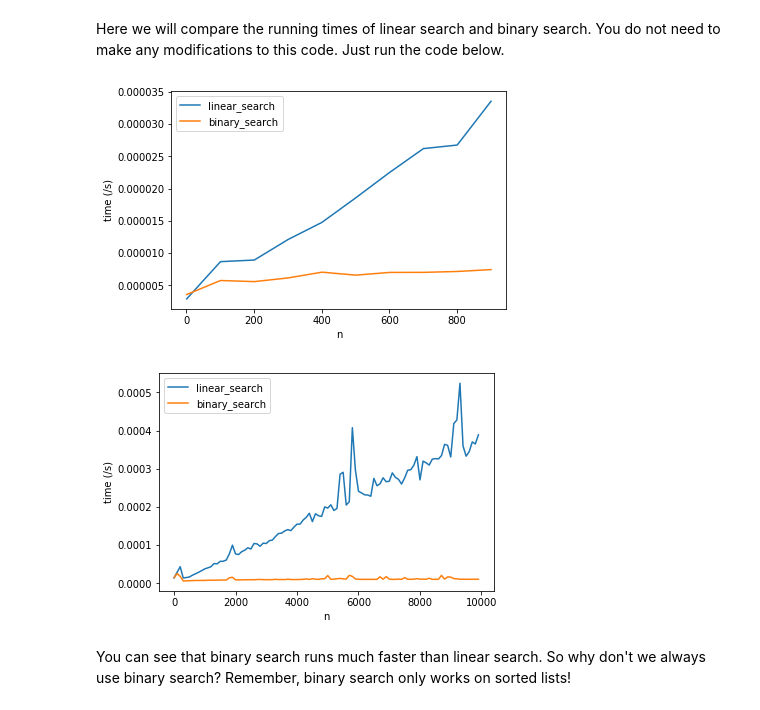
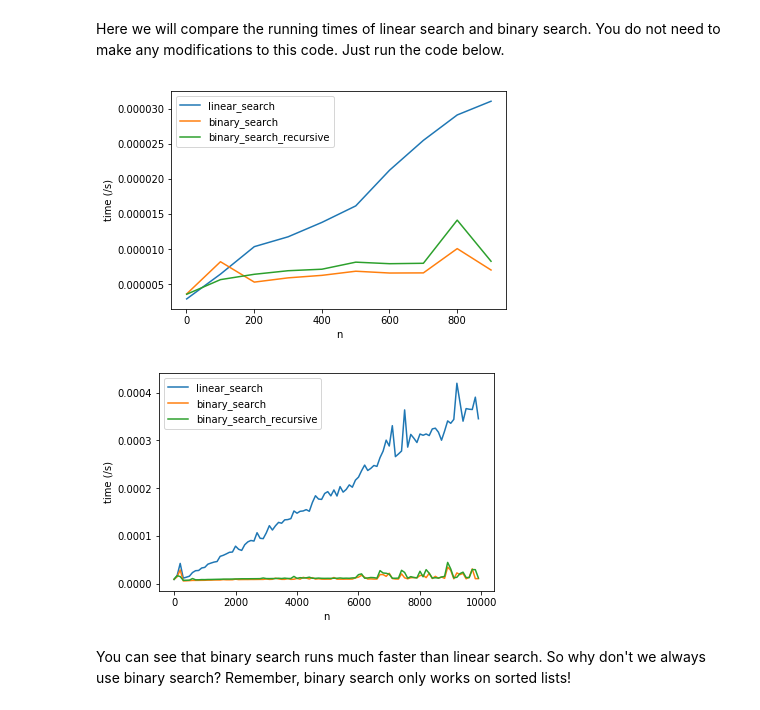
Before and after one commit to RohanPadmanabhan/teaching-programming, a Jupyter notebook: Searching.ipynb, the cells around one changed output. Saved outputs shown, nothing was run; the diff lists cells and outputs as text; code cells hidden in the pictures.

Commit message:
Add recursive binary search

```diff
--- a/Searching.ipynb
+++ b/Searching.ipynb
@@ -125,0 +130,22 @@ binary_search works!
+# %%
+def binary_search_recursive(a, val):
+    return bs_rec(a, val, 0, len(a)-1)
+
+def bs_rec(a, val, lower, upper):
+    # Searched all values already
+    if lower > upper:
+        return None
+
+    # Calculate the midpoint
+    midpoint = int((lower + upper) / 2)
+
+    # If less than the midpoint, go left
+    if val < a[midpoint]:
+        return bs_rec(a, val, lower, midpoint-1)
+
+    # If greater than the midpoint, go right
+    if val > a[midpoint]:
+        return bs_rec(a, val, midpoint+1, upper)
+
+    # If neither greater than nor less than must be equal!
+    return midpoint
@@ -128,11 +160,12 @@ binary_search works!
 # %% [markdown]
 Here we will compare the running times of linear search and binary search. You do not need to make any modifications to this code. Just run the code below.
 # %%
-benchmark_searches([linear_search, binary_search], 1, 1000, 100)
-benchmark_searches([linear_search, binary_search], 1, 10000, 100)
+all_searches = [linear_search, binary_search, binary_search_recursive]
+benchmark_searches(all_searches, 1, 1000, 100)
+benchmark_searches(all_searches, 1, 10000, 100)
 # %% [output]
-[figure, old version]
+[figure, new version]
-[figure, old version]
+[figure, new version]
 # %% [markdown]
 You can see that binary search runs much faster than linear search. So why don't we always use binary search? Remember, binary search only works on sorted lists!
 # %% [markdown]
```
Also changed, not shown: parts of 6 cells of this notebook.
